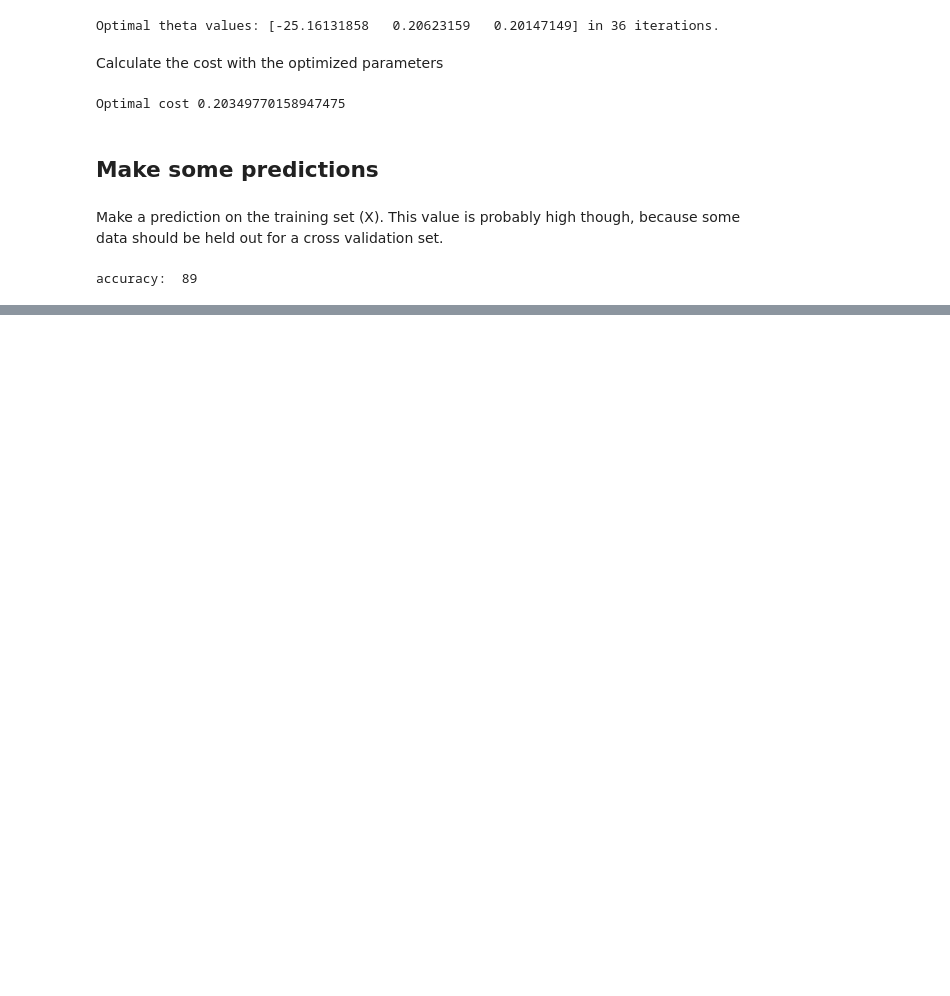
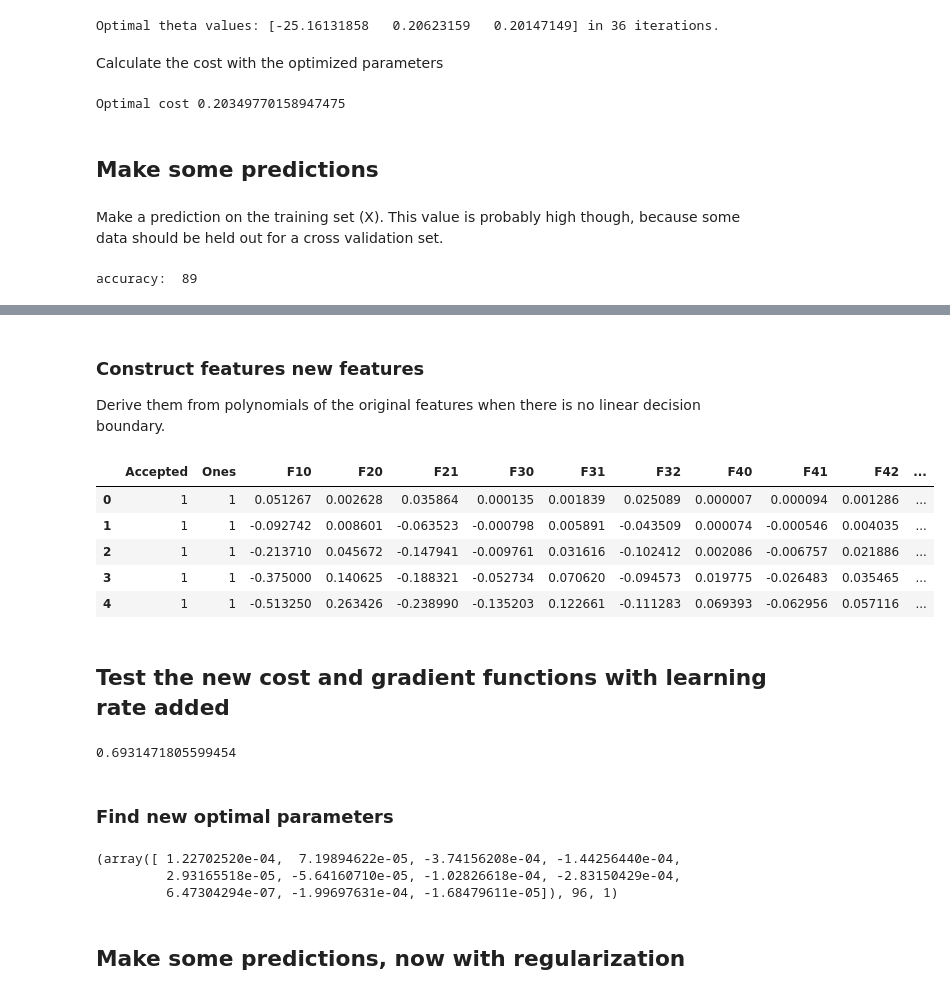
Before and after one commit to jhselvik/machine-learning-coursera, a Jupyter notebook: logistic-regression/Logistic-Regression.ipynb, the cells around one changed output, grey strips where cells are left out. Saved outputs shown, nothing was run; the diff lists cells and outputs as text; code cells hidden in the pictures; blank space fills up the shorter version.

Commit message:
Add regularization to logistic regression

```diff
--- a/logistic-regression/Logistic-Regression.ipynb
+++ b/logistic-regression/Logistic-Regression.ipynb
@@ -191,0 +236,54 @@ accuracy:  89
+# %% [markdown]
+### Construct features new features
+Derive them from polynomials of the original features when there is no linear decision boundary.
+# %%
+degree = 5
+x1 = data2['Test 1']
+x2 = data2['Test 2']
+
+data2.insert(3, 'Ones', 1)
+
+for i in range(1, degree):
+    for j in range(0, i):
+        data2['F' + str(i) + str(j)] = np.power(x1, i-j) * np.power(x2, j)
+
+data2.drop('Test 1', axis=1, inplace=True)
+data2.drop('Test 2', axis=1, inplace=True)
+
+data2.head()
+# %% [output]
+|  | Accepted | Ones | F10 | F20 | F21 | F30 | F31 | F32 | F40 | F41 | F42 | ... |
+| 0 | 1 | 1 | 0.051267 | 0.002628 | 0.035864 | 0.000135 | 0.001839 | 0.025089 | 0.000007 | 0.000094 | 0.001286 | ... |
+| 1 | 1 | 1 | -0.092742 | 0.008601 | -0.063523 | -0.000798 | 0.005891 | -0.043509 | 0.000074 | -0.000546 | 0.004035 | ... |
+| 2 | 1 | 1 | -0.213710 | 0.045672 | -0.147941 | -0.009761 | 0.031616 | -0.102412 | 0.002086 | -0.006757 | 0.021886 | ... |
+| 3 | 1 | 1 | -0.375000 | 0.140625 | -0.188321 | -0.052734 | 0.070620 | -0.094573 | 0.019775 | -0.026483 | 0.035465 | ... |
+| 4 | 1 | 1 | -0.513250 | 0.263426 | -0.238990 | -0.135203 | 0.122661 | -0.111283 | 0.069393 | -0.062956 | 0.057116 | ... |
+# %% [markdown]
+## Test the new cost and gradient functions with learning rate added
+# %%
+# set X and y (remember from above that we moved the label to column 0)
+cols = data2.shape[1]
+X2 = data2.iloc[:, 1:cols]
+y2 = data2.iloc[:, 0:1]
+
+# convert to numpy arrays and initialize the parameter array theta
+X2 = np.array(X2.values)
+y2 = np.array(y2.values)
+theta2 = np.zeros(11)
+
+learningRate = 1
+
+cost(theta2, X2, y2, learningRate)
+# %% [output]
+0.6931471805599454
+# %% [markdown]
+### Find new optimal parameters
+# %%
+result2 = opt.fmin_tnc(func=cost, x0=theta2, fprime=gradient, args=(X2, y2, learningRate))
+result2
+# %% [output]
+(array([ 1.22702520e-04,  7.19894622e-05, -3.74156208e-04, -1.44256440e-04,
+         2.93165518e-05, -5.64160710e-05, -1.02826618e-04, -2.83150429e-04,
+         6.47304294e-07, -1.99697631e-04, -1.68479611e-05]), 96, 1)
+# %% [markdown]
+## Make some predictions, now with regularization
```
Also changed, not shown: parts of 13 cells of this notebook.
